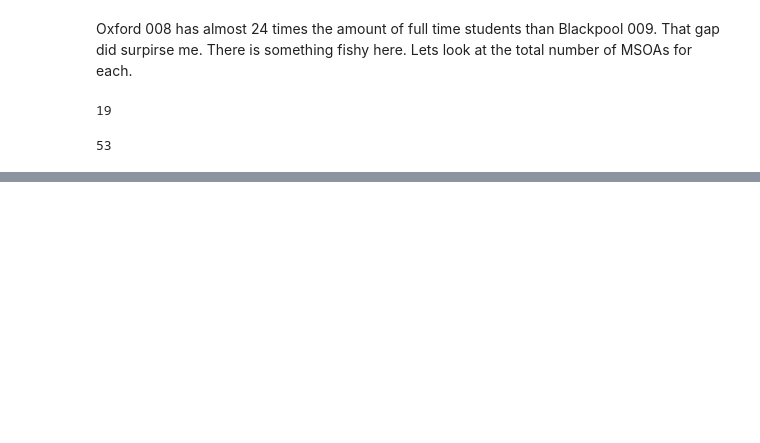
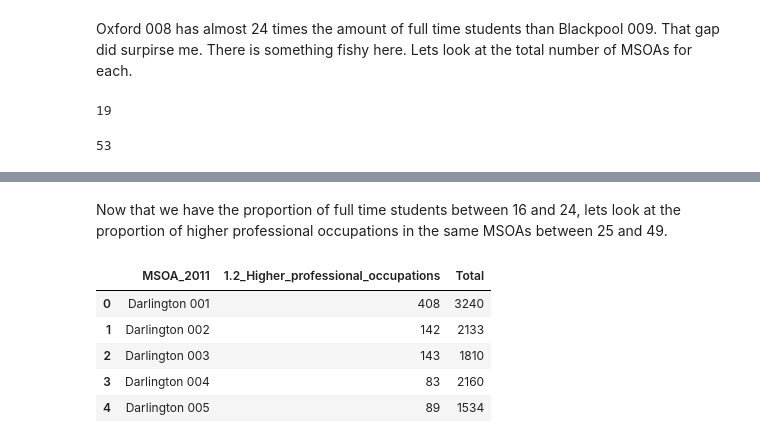
Before and after one commit to HamedPour/TM351_EMA, a Jupyter notebook: EMA_nootbook.ipynb, the cells around one changed output, grey strips where cells are left out. Saved outputs shown, nothing was run; the diff lists cells and outputs as text; code cells hidden in the pictures; blank space fills up the shorter version.

```diff
--- a/EMA_nootbook.ipynb
+++ b/EMA_nootbook.ipynb
@@ -201,0 +201,3 @@ That explains things. None of this is therefore useful. It occured me to number
+# %%
+df1["Total"] = df1.iloc[:, 2:13].sum(axis=1)
+df2["Total"] = df2.iloc[:, 2:13].sum(axis=1)
@@ -201,0 +230,13 @@ That explains things. None of this is therefore useful. It occured me to number
+# %% [markdown]
+Now that we have the proportion of full time students between 16 and 24, lets look at the proportion of higher professional occupations in the same MSOAs between 25 and 49.
+# %%
+# Higher Professional Occupations aged 25 to 49
+df2_occupation = df2[["MSOA_2011", "1.2_Higher_professional_occupations", "Total"]]
+df2_occupation.head()
+# %% [output]
+|  | MSOA_2011 | 1.2_Higher_professional_occupations | Total |
+| 0 | Darlington 001 | 408 | 3240 |
+| 1 | Darlington 002 | 142 | 2133 |
+| 2 | Darlington 003 | 143 | 1810 |
+| 3 | Darlington 004 | 83 | 2160 |
+| 4 | Darlington 005 | 89 | 1534 |
```
Also changed, not shown: parts of 13 cells of this notebook.
